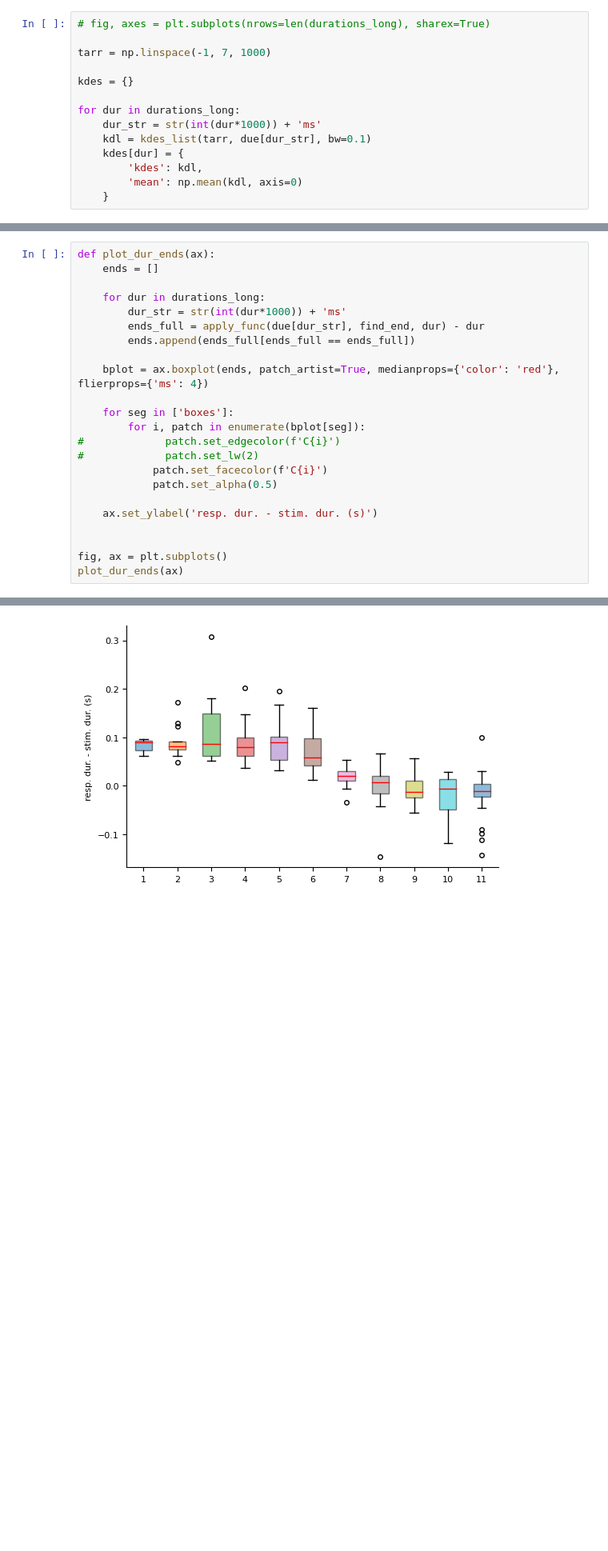
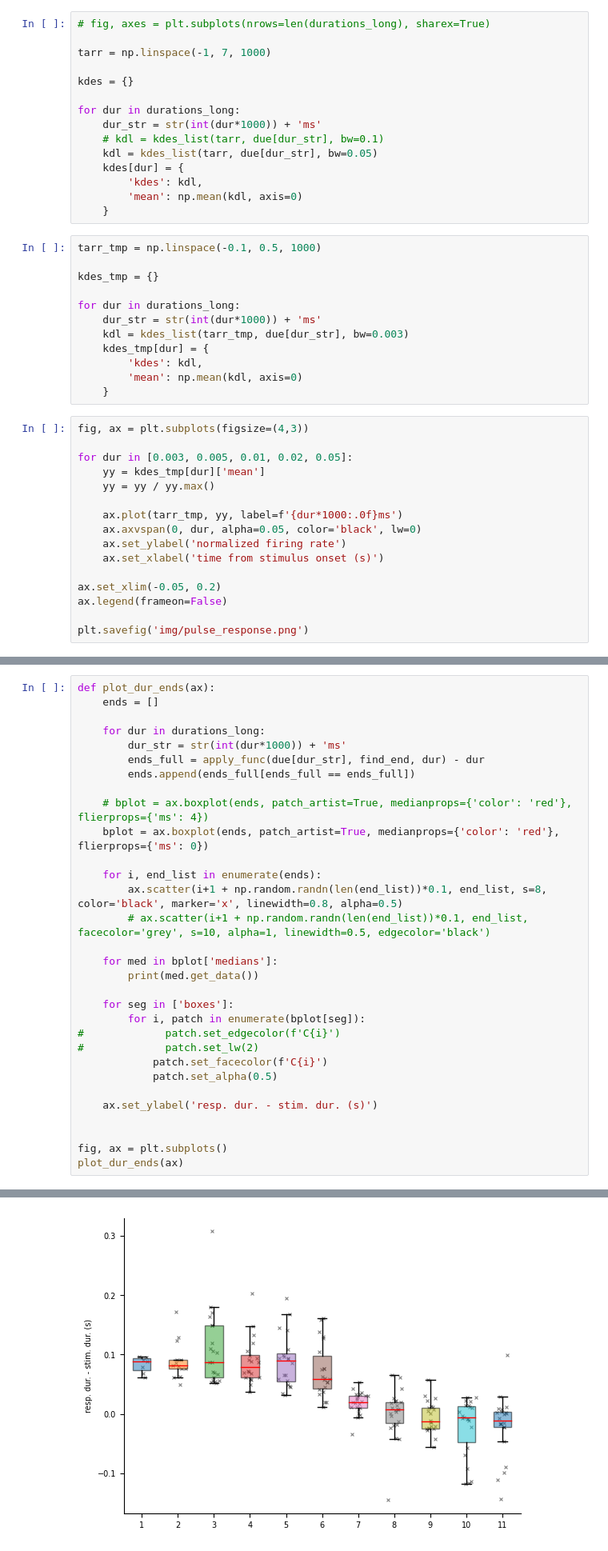
Before and after one commit to Tom83B/moth-duration-encoding, a Jupyter notebook: response duration.ipynb, the cells around one changed output, grey strips where cells are left out. Shown: that part at 80% size. Saved outputs shown, nothing was run; the diff lists cells and outputs as text; blank space fills up the shorter version.

Commit message:
response duration update

```diff
--- a/response duration.ipynb
+++ b/response duration.ipynb
@@ -297,8 +363,37 @@ kdes = {}
 
 for dur in durations_long:
     dur_str = str(int(dur*1000)) + 'ms'
-    kdl = kdes_list(tarr, due[dur_str], bw=0.1)
+    # kdl = kdes_list(tarr, due[dur_str], bw=0.1)
+    kdl = kdes_list(tarr, due[dur_str], bw=0.05)
     kdes[dur] = {
         'kdes': kdl,
         'mean': np.mean(kdl, axis=0)
     }
+# %%
+tarr_tmp = np.linspace(-0.1, 0.5, 1000)
+
+kdes_tmp = {}
+
+for dur in durations_long:
+    dur_str = str(int(dur*1000)) + 'ms'
+    kdl = kdes_list(tarr_tmp, due[dur_str], bw=0.003)
+    kdes_tmp[dur] = {
+        'kdes': kdl,
+        'mean': np.mean(kdl, axis=0)
+    }
+# %%
+fig, ax = plt.subplots(figsize=(4,3))
+
+for dur in [0.003, 0.005, 0.01, 0.02, 0.05]:
+    yy = kdes_tmp[dur]['mean']
+    yy = yy / yy.max()
+
+    ax.plot(tarr_tmp, yy, label=f'{dur*1000:.0f}ms')
+    ax.axvspan(0, dur, alpha=0.05, color='black', lw=0)
+    ax.set_ylabel('normalized firing rate')
+    ax.set_xlabel('time from stimulus onset (s)')
+
+ax.set_xlim(-0.05, 0.2)
+ax.legend(frameon=False)
+
+plt.savefig('img/pulse_response.png')
@@ -375,7 +474,15 @@ def plot_dur_ends(ax):
         ends_full = apply_func(due[dur_str], find_end, dur) - dur
         ends.append(ends_full[ends_full == ends_full])
 
-    bplot = ax.boxplot(ends, patch_artist=True, medianprops={'color': 'red'}, flierprops={'ms': 4})
+    # bplot = ax.boxplot(ends, patch_artist=True, medianprops={'color': 'red'}, flierprops={'ms': 4})
+    bplot = ax.boxplot(ends, patch_artist=True, medianprops={'color': 'red'}, flierprops={'ms': 0})
+
+    for i, end_list in enumerate(ends):
+        ax.scatter(i+1 + np.random.randn(len(end_list))*0.1, end_list, s=8, color='black', marker='x', linewidth=0.8, alpha=0.5)
+        # ax.scatter(i+1 + np.random.randn(len(end_list))*0.1, end_list, facecolor='grey', s=10, alpha=1, linewidth=0.5, edgecolor='black')
+
+    for med in bplot['medians']:
+        print(med.get_data())
 
     for seg in ['boxes']:
         for i, patch in enumerate(bplot[seg]):
@@ -393,4 +511,4 @@ plot_dur_ends(ax)
-[figure, old version]
+[figure, new version]
 # %%
 base_root = 'data/base recordings/multiple trials/'
 files_base = os.listdir(base_root)
```
Also changed, not shown: parts of 21 cells of this notebook.
